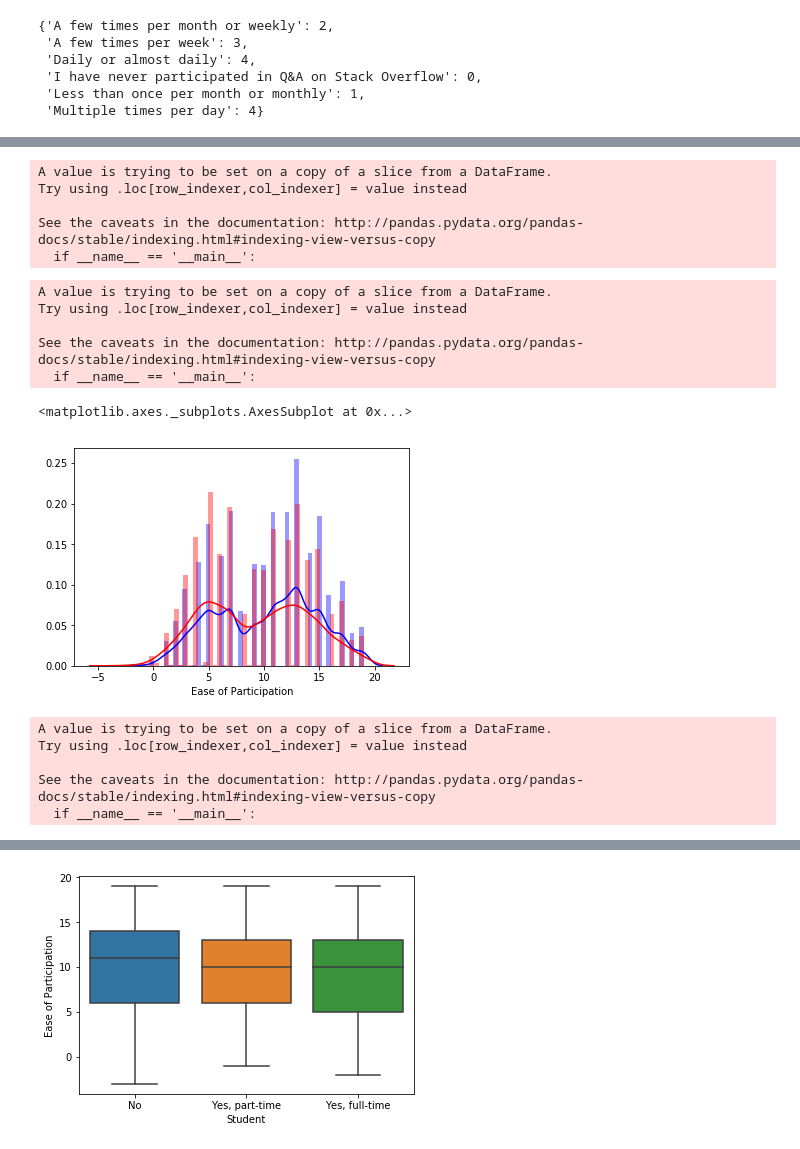
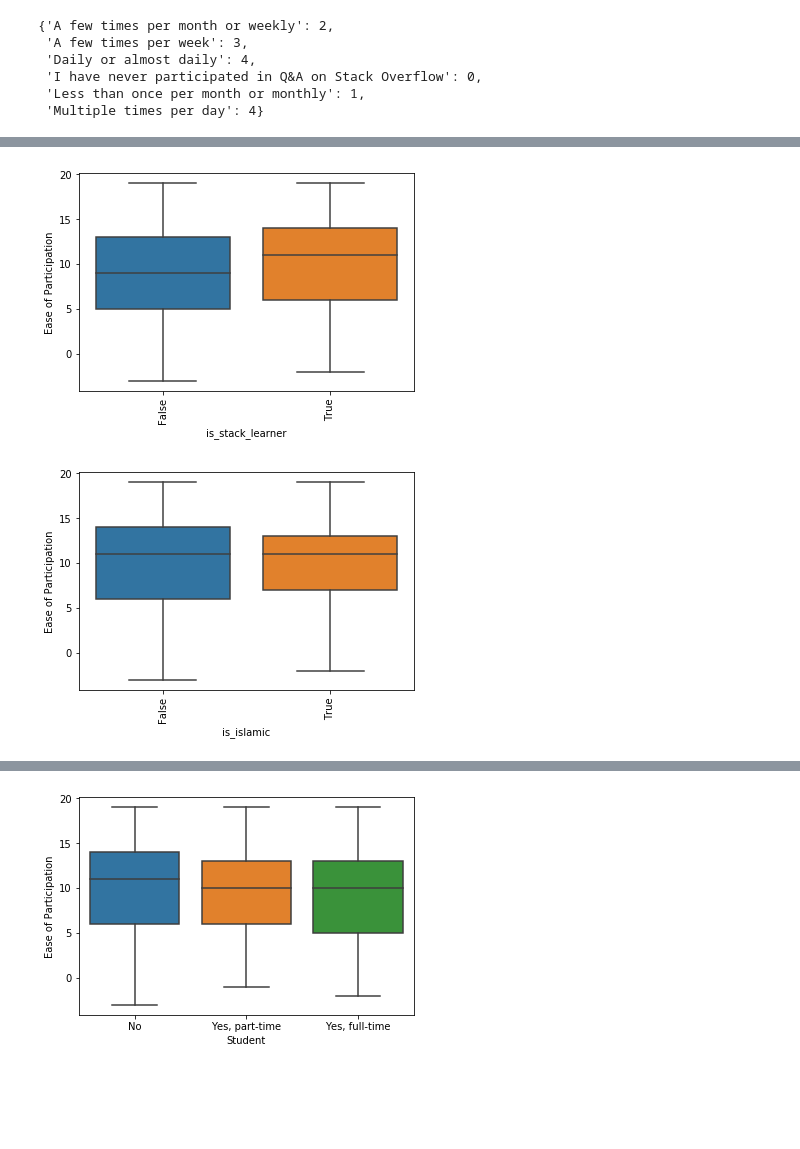
Before and after one commit to Fenil3510/StackOverflow_Kernel, a Jupyter notebook: SO_notebook_2.ipynb, the cells around one changed output, grey strips where cells are left out. Cells and saved outputs as stored; diff of their text form; code cells hidden in the pictures; blank space fills up the shorter version.

```diff
--- a/SO_notebook_2.ipynb
+++ b/SO_notebook_2.ipynb
@@ -344,7 +256,7 @@ participate_map
  'Less than once per month or monthly': 1,
  'Multiple times per day': 4}
 # %%
-participates = stack_learners["StackOverflowParticipate"].map(participate_map)
+participates = df2["StackOverflowParticipate"].map(participate_map)
 # %%
 pd.unique(participates)
 # %% [output]
@@ -352,18 +264,17 @@ array([ 0.,  2.,  1.,  3., nan,  4.])
 # %%
-stack_learners["Ease of Participation"] += (participates * 2)
+df2["Ease of Participation"] += (participates * 2)
-# %% [output]
-A value is trying to be set on a copy of a slice from a DataFrame.
-Try using .loc[row_indexer,col_indexer] = value instead
-
-See the caveats in the documentation: http://pandas.pydata.org/pandas-docs/stable/indexing.html#indexing-view-versus-copy
-  if __name__ == '__main__':
 # %%
-memberso = stack_learners["StackOverflowConsiderMember"].map({'Yes' : 1 , 'No' : 0 , 'I\'m not sure' : 0}) * 4 * 1.5
+memberso = df2["StackOverflowConsiderMember"].map({'Yes' : 1 , 'No' : 0 , 'I\'m not sure' : 0}) * 4 * 1.5
 # %%
-stack_learners["Ease of Participation"] += memberso
+df2["Ease of Participation"] += memberso
-# %% [output]
-A value is trying to be set on a copy of a slice from a DataFrame.
-Try using .loc[row_indexer,col_indexer] = value instead
-
-See the caveats in the documentation: http://pandas.pydata.org/pandas-docs/stable/indexing.html#indexing-view-versus-copy
-  if __name__ == '__main__':
+# %%
+plt.figure(1)
+for_plot = df2[-pd.isnull(df2["is_stack_learner"])]
+sns.boxplot(x = for_plot["is_stack_learner"] , y = for_plot["Ease of Participation"])# , order = meds)
+plt.xticks(rotation = 90)
+#pol.set_xticklabels(rotation=90)
+plt.show()
+#sns.distplot( stack_learners[stack_learners["is_windows"] == 1]["temp"].dropna() , color="blue", label="Use Stack" , bins  = 50)
+#sns.distplot( stack_learners[stack_learners["is_windows"] == 0]["temp"].dropna() , color="red", label="Dont use stack" , bins = 50)
+# %% [output]
+[figure, added]
@@ -370,15 +288,10 @@ See the caveats in the documentation: http://pandas.pydata.org/pandas-docs/stabl
 # %%
 plt.figure(1)
-sns.distplot( stack_learners[stack_learners["is_stack_learner"] == 1]["Ease of Participation"].dropna() , color="blue", label="Use Stack" , bins  = 50)
-sns.distplot( stack_learners[stack_learners["is_stack_learner"] == 0]["Ease of Participation"].dropna() , color="red", label="Dont use stack" , bins = 50)
+sns.boxplot(x = df2["is_islamic"] , y = df2["Ease of Participation"])# , order = meds)
+plt.xticks(rotation = 90)
+#pol.set_xticklabels(rotation=90)
+plt.show()
+#sns.distplot( stack_learners[stack_learners["is_windows"] == 1]["temp"].dropna() , color="blue", label="Use Stack" , bins  = 50)
+#sns.distplot( stack_learners[stack_learners["is_windows"] == 0]["temp"].dropna() , color="red", label="Dont use stack" , bins = 50)
 # %% [output]
-<matplotlib.axes._subplots.AxesSubplot at 0x...>
-[figure, old version]
+[figure, new version]
-# %%
-stack_learners['is_islamic'] = stack_learners.Country.isin(yo_muslim["Name"])
-# %% [output]
-A value is trying to be set on a copy of a slice from a DataFrame.
-Try using .loc[row_indexer,col_indexer] = value instead
-
-See the caveats in the documentation: http://pandas.pydata.org/pandas-docs/stable/indexing.html#indexing-view-versus-copy
-  if __name__ == '__main__':
```
Also changed, not shown: parts of 55 cells of this notebook.
